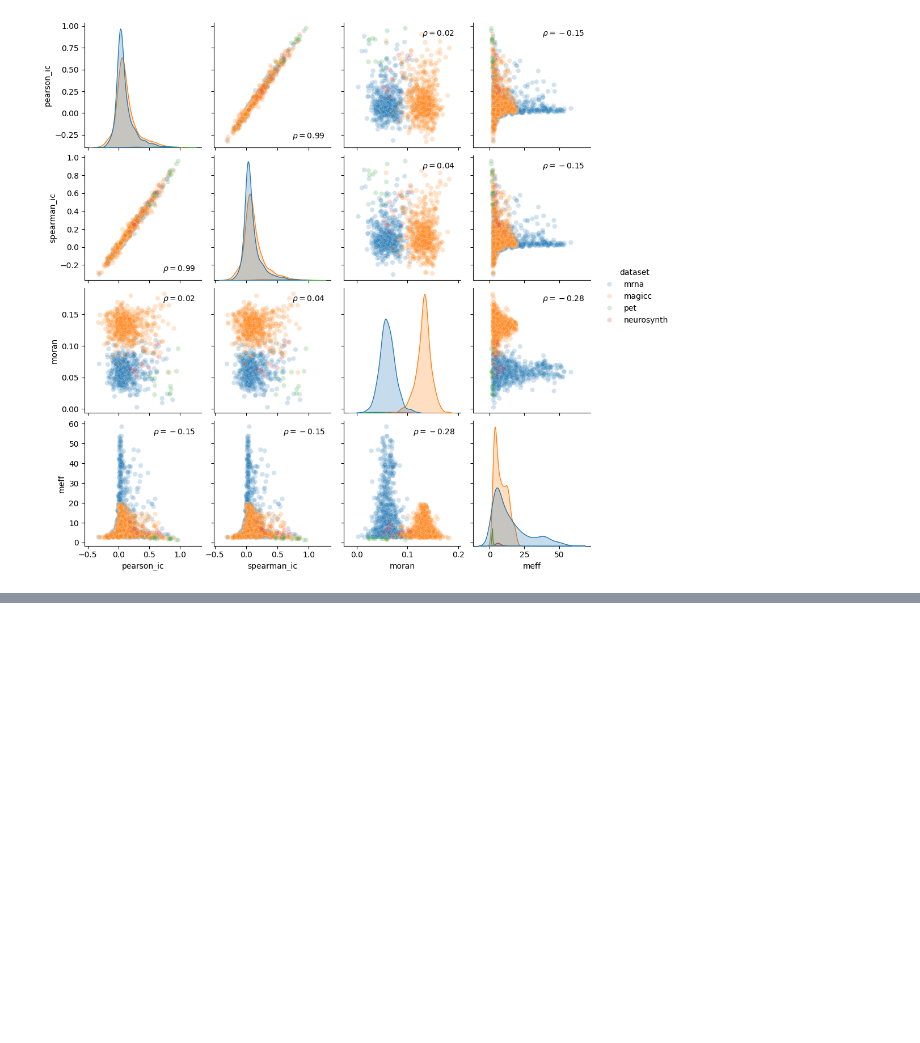
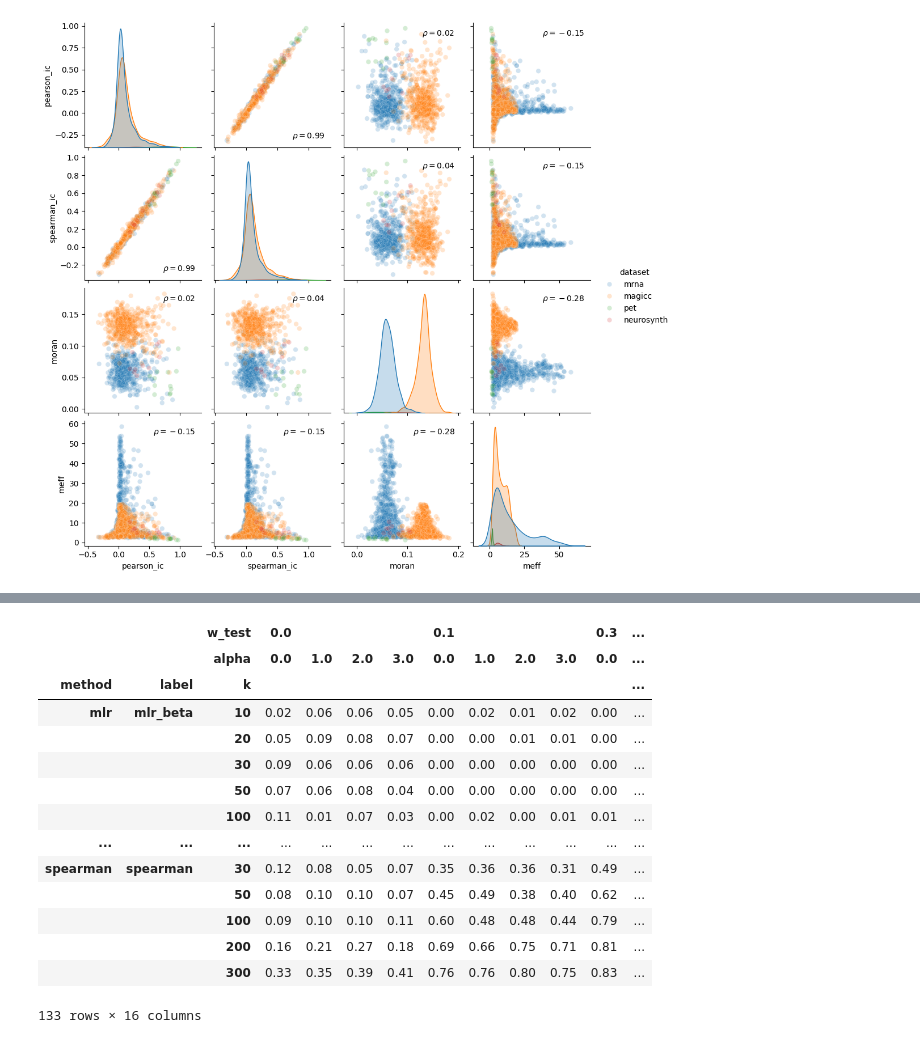
Before and after one commit to LeonDLotter/NiSpace, a Jupyter notebook: docs/nb_benchmarks/bench4-1_set_resampling_fpr.ipynb, the cells around one changed output, grey strips where cells are left out. Drawn from its saved outputs; the diff is of its cells as text; code cells hidden in the pictures; blank space fills up the shorter version.

```diff
--- a/docs/nb_benchmarks/bench4-1_set_resampling_fpr.ipynb
+++ b/docs/nb_benchmarks/bench4-1_set_resampling_fpr.ipynb
@@ -406,0 +670,35 @@ See the issue #75 design memory for the full write-up and resulting design impli
+# %%
+# ── Run all conditions ────────────────────────────────────────────────────────
+# group method variants by their shared underlying (method, kwargs) call
+calls = {}
+for label, method, kwargs, stat in METHOD_VARIANTS:
+    key = (method, tuple(sorted(kwargs.items())))
+    calls.setdefault(key, {"method": method, "kwargs": kwargs, "labels": []})
+    calls[key]["labels"].append((label, stat))
+
+records = []
+t0 = time.time()
+for (method, _), call in calls.items():
+    kwargs = call["kwargs"]
+    stats = sorted({stat for _, stat in call["labels"]})
+    for k in K_GRID:
+        n_modules = n_modules_for_k(k)
+        for alpha in ALPHA_GRID:
+            for w_test in W_TEST_GRID:
+                tc0 = time.time()
+                p_by_stat = run_unique_call(method=method, kwargs=kwargs, stats=stats,
+                                            w_test=w_test, k=k, n_modules=n_modules,
+                                            w_range=W_RANGE, alpha=alpha, n_rep=N_REP,
+                                            n_perm=N_PERM, seed0=SEED0, n_proc=N_PROC)
+                for label, stat in call["labels"]:
+                    fpr = float(np.mean(p_by_stat[stat] < P_THRESH))
+                    records.append(dict(label=label, method=method, alpha=alpha, w_test=w_test,
+                                         k=k, n_modules=n_modules, fpr=fpr, n=N_REP))
+                print(f"{method:10s} {str(kwargs):20s} k={k:3d} (n_modules={n_modules:2d}) "
+                      f"alpha={alpha:.1f} w_test={w_test:.2f}  ({time.time()-tc0:.1f}s)  " +
+                      "  ".join(f"{lbl}={float(np.mean(p_by_stat[st] < P_THRESH)):.3f}"
+                                for lbl, st in call["labels"]))
+print(f"total: {time.time()-t0:.1f}s")
+
+results = pd.DataFrame(records)
+results.shape
@@ -406,0 +777,18 @@ See the issue #75 design memory for the full write-up and resulting design impli
+# %%
+results.pivot_table(index=["method", "label", "k"], columns=["w_test", "alpha"], values="fpr")
+# %% [output]
+|  |  | w_test | 0.0 |  |  |  | 0.1 |  |  |  | 0.3 | ... |
+|  |  | alpha | 0.0 | 1.0 | 2.0 | 3.0 | 0.0 | 1.0 | 2.0 | 3.0 | 0.0 | ... |
+| method | label | k |  |  |  |  |  |  |  |  |  | ... |
+| mlr | mlr_beta | 10 | 0.02 | 0.06 | 0.06 | 0.05 | 0.00 | 0.02 | 0.01 | 0.02 | 0.00 | ... |
+|  |  | 20 | 0.05 | 0.09 | 0.08 | 0.07 | 0.00 | 0.00 | 0.01 | 0.01 | 0.00 | ... |
+|  |  | 30 | 0.09 | 0.06 | 0.06 | 0.06 | 0.00 | 0.00 | 0.00 | 0.00 | 0.00 | ... |
+|  |  | 50 | 0.07 | 0.06 | 0.08 | 0.04 | 0.00 | 0.00 | 0.00 | 0.00 | 0.00 | ... |
+|  |  | 100 | 0.11 | 0.01 | 0.07 | 0.03 | 0.00 | 0.02 | 0.00 | 0.01 | 0.01 | ... |
+| ... | ... | ... | ... | ... | ... | ... | ... | ... | ... | ... | ... | ... |
+| spearman | spearman | 30 | 0.12 | 0.08 | 0.05 | 0.07 | 0.35 | 0.36 | 0.36 | 0.31 | 0.49 | ... |
+|  |  | 50 | 0.08 | 0.10 | 0.10 | 0.07 | 0.45 | 0.49 | 0.38 | 0.40 | 0.62 | ... |
+|  |  | 100 | 0.09 | 0.10 | 0.10 | 0.11 | 0.60 | 0.48 | 0.48 | 0.44 | 0.79 | ... |
+|  |  | 200 | 0.16 | 0.21 | 0.27 | 0.18 | 0.69 | 0.66 | 0.75 | 0.71 | 0.81 | ... |
+|  |  | 300 | 0.33 | 0.35 | 0.39 | 0.41 | 0.76 | 0.76 | 0.80 | 0.75 | 0.83 | ... |
+133 rows × 16 columns
```
Also changed, not shown: parts of 16 cells of this notebook, 25 other files.
